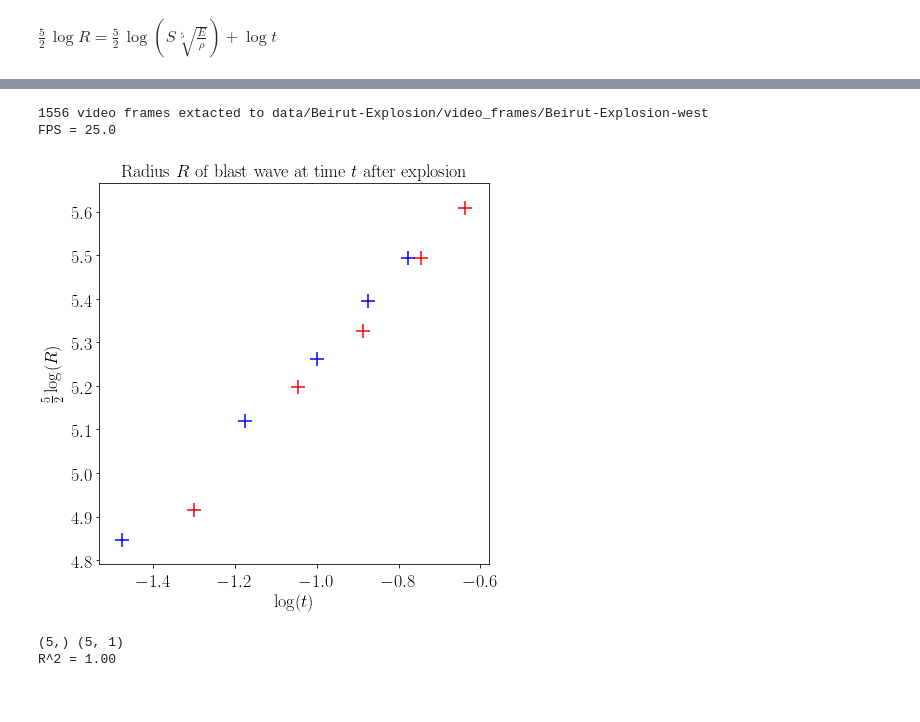
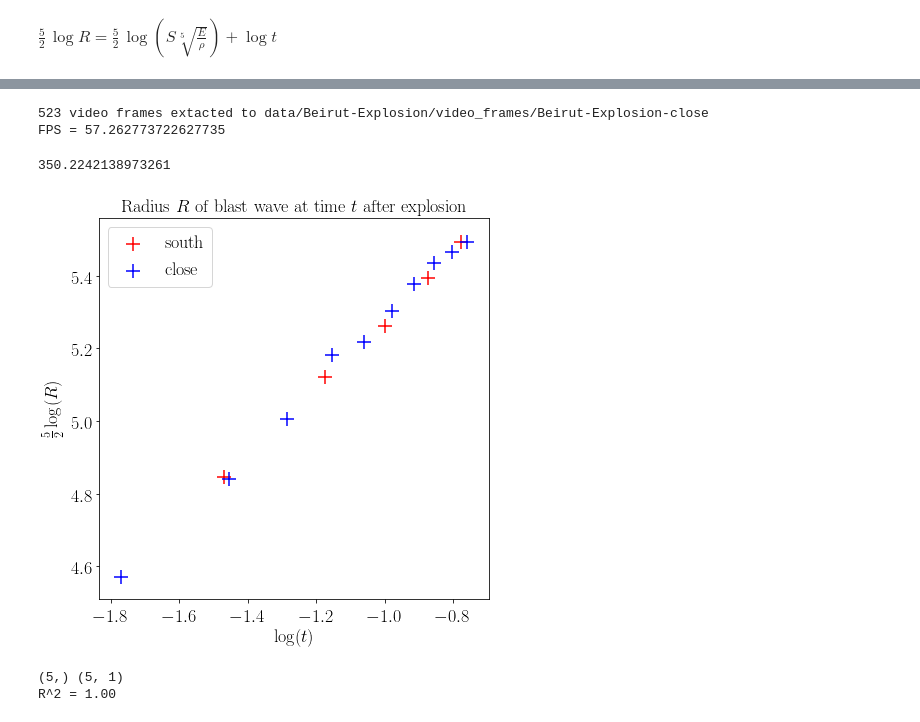
Before and after one commit to jsdiazpo/Physics-Digressions, a Jupyter notebook: Beirut-Explosion.ipynb, the cells around one changed output, grey strips where cells are left out. Saved outputs shown, nothing was run; the diff lists cells and outputs as text; code cells hidden in the pictures.

```diff
--- a/Beirut-Explosion.ipynb
+++ b/Beirut-Explosion.ipynb
@@ -74,8 +85,8 @@ FPS = 29.97002997002997
 # %%
-get_video_frames('data/Beirut-Explosion/Beirut-Explosion-west.mp4')
+get_video_frames('data/Beirut-Explosion/Beirut-Explosion-close.mp4')
 # %% [output]
-1556 video frames extacted to data/Beirut-Explosion/video_frames/Beirut-Explosion-west
-FPS = 25.0
+523 video frames extacted to data/Beirut-Explosion/video_frames/Beirut-Explosion-close
+FPS = 57.262773722627735
 # %%
 # https://twitter.com/sinabooeshaghi/status/1290727092884299778
 dfb = pd.DataFrame()
@@ -91,15 +102,28 @@ df2 = pd.DataFrame()
 df2['D'] = [222, 286, 326, 368, 403]
 df2['R'] = df2['D'] /2 * 58.6/75
 df2['t'] = [11207.629427792916, 11240.985467756585, 11274.341507720255, 11307.697547683923, 11341.053587647593]
-df2['t'] -= 11174.273387829247
-df2['t'] /= 1000
+df2['t'] = [11.208, 11.241, 11.274, 11.308, 11.341]
+df2['t'] -= 11.174#11174.273387829247
+# df2['t'] /= 1000
 df2['5/2*log10_R'] = np.log10(df2['R'] ) * 5/2
 df2['log10_t'] = np.log10(df2['t'])
 
 df3 = pd.DataFrame()
 df3['D'] = [142, 202, 271, 306, 326, 343]
-df3['R'] = df3['D'] /2 * 49/ 69
-df3['t'] = [34.668, 34.701, 34.735, 34.768, 34.801, 34.835]
-df3['t'] -= 34.635  # <- substract t=0
+df3['R'] = df3['D'] /2 * 60/ 69
+df3['t'] = [34.635, 34.668, 34.701, 34.735, 34.768, 34.801]
+df3['t'] -= 34.601  # <- substract t=0
 df3['5/2*log10_R'] = np.log10(df3['R'] ) * 5/2
 df3['log10_t'] = np.log10(df3['t'])
+
+df4 = pd.DataFrame()
+df4['D'] = [150, 192, 224, 263, 272, 294, 315, 332, 342, 350]
+df4['R'] = df4['D'] /2 * 62/ 69
+df4['t'] = [7.282, 7.300, 7.317, 7.335, 7.352, 7.370, 7.387, 7.404, 7.422, 7.439]
+df4['t'] -= 7.265  # <- substract t=0
+df4['5/2*log10_R'] = np.log10(df4['R'] ) * 5/2
+df4['log10_t'] = np.log10(df4['t'])
+# %%
+np.sqrt(256**2 + 239**2)
+# %% [output]
+350.2242138973261
@@ -106,24 +132,21 @@ df3['log10_t'] = np.log10(df3['t'])
 # %%
 fig, ax = plt.subplots()
 fig.set_size_inches(7, 7)
 xmin, xmax = -4.1, -1
 ymin, ymax = 7.5, 11
 ax.set_title(r'Radius $R$ of blast wave at time $t$ after explosion', fontsize=18)
-ax.scatter(dfb['log10_t'], dfb['5/2*log10_R'], s=180, marker='+', color='r')
-ax.scatter(df2['log10_t'], df2['5/2*log10_R'], s=180, marker='+', color='b')
-# logt = np.linspace(xmin, xmax, 2)
-# ax.plot(logt, logt + 11.915, 'b--')
-# ax.set_xlim(xmin, xmax)
-# ax.set_ylim(ymin, ymax)
+# ax.scatter(dfb['log10_t'], dfb['5/2*log10_R'], s=180, marker='+', color='r', label='Tw')
+ax.scatter(df2['log10_t'], df2['5/2*log10_R'], s=180, marker='+', color='r', label='south')
+# ax.scatter(df3['log10_t'], df3['5/2*log10_R'], s=180, marker='+', color='g', label='east')
+ax.scatter(df4['log10_t'], df4['5/2*log10_R'], s=180, marker='+', color='b', label='close')
 ax.set_xlabel(r'$\log(t)$', fontsize=18)
 ax.set_ylabel(r'$\frac{5}{2}\log(R)$', fontsize=18)
-# ax.set_xticklabels(x_ticks, rotation=0, fontsize=15)
-# ax.set_yticklabels(y_ticks, rotation=0, fontsize=15)
+ax.legend()
 plt.rc('xtick',labelsize=18)
 plt.rc('ytick',labelsize=18);
 # fig.savefig('plots/BlastWaveRadius.pdf', bbox_inches='tight')
 # %% [output]
-[figure, old version]
+[figure, new version]
 # %%
 X2 = df2['log10_t'].values.reshape(1, -1).T
 y2 = df2['5/2*log10_R'].values
```
Also changed, not shown: parts of 11 cells of this notebook.
